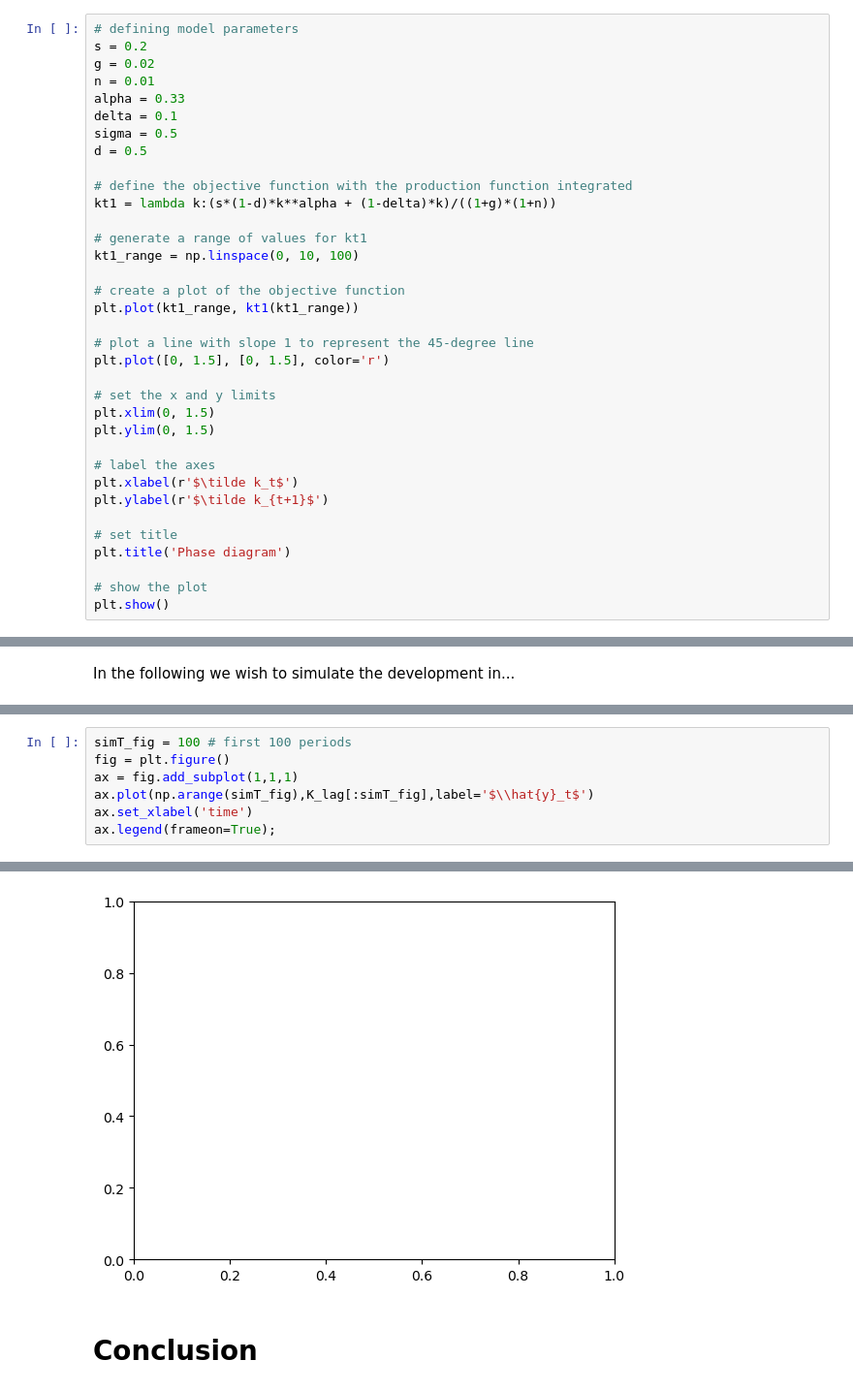
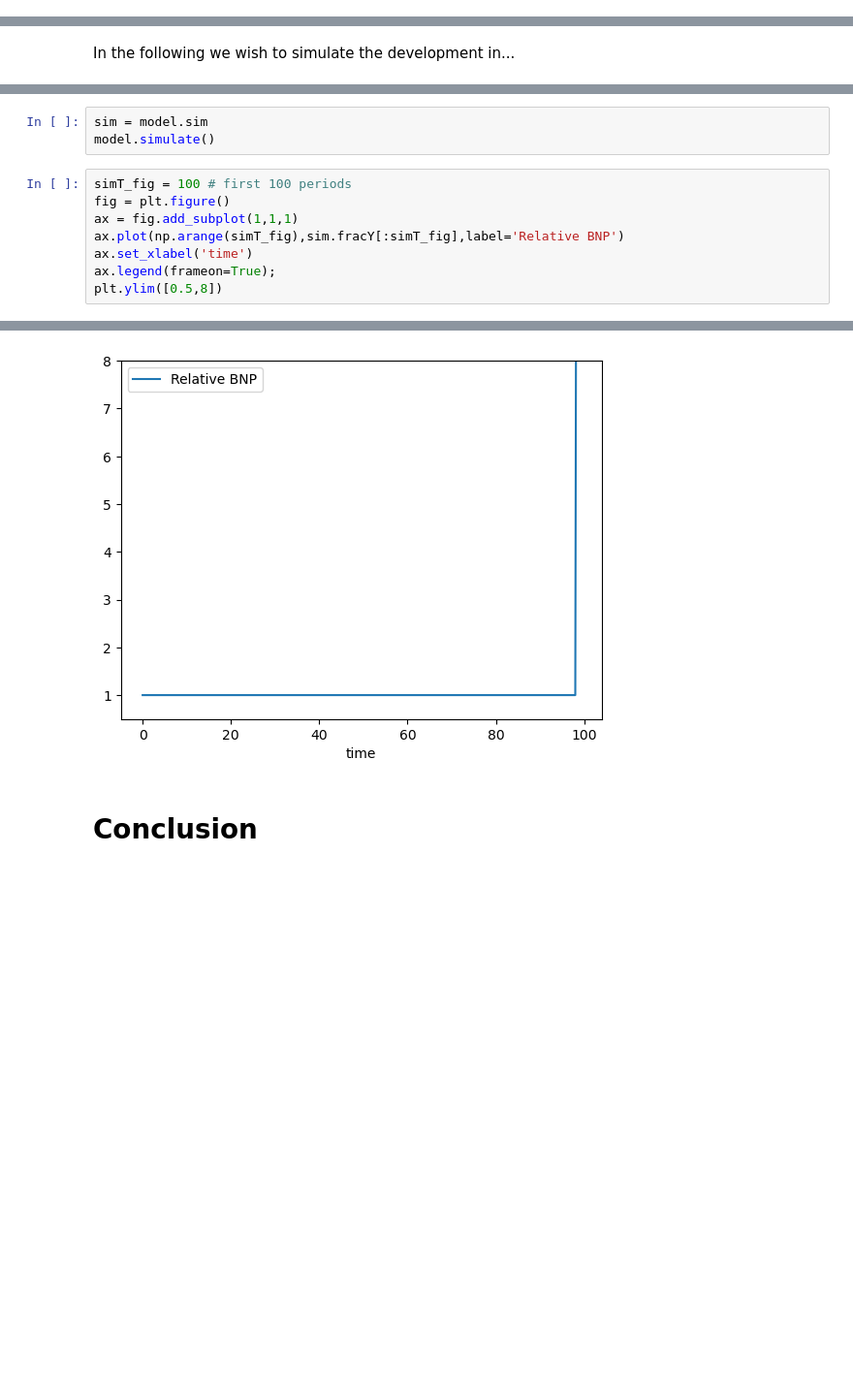
Before and after one commit to NumEconCopenhagen/projects-2023-ida-simone-elin, a Jupyter notebook: modelproject/modelproject.ipynb, the cells around one changed output, grey strips where cells are left out. Shown at 97% size. Saved outputs shown, nothing was run; the diff lists cells and outputs as text; blank space fills up the shorter version.

```diff
--- a/modelproject/modelproject.ipynb
+++ b/modelproject/modelproject.ipynb
@@ -51,38 +100,3 @@ To characterize the solution, first derive a steady state equation as a function
 model.solve_analytical_ss()
 # %% [output]
 $\displaystyle \left(\frac{- \delta - g n - g - n}{s \left(D - 1\right)}\right)^{\frac{1}{\alpha - 1}}$
-# %%
-# defining model parameters
-s = 0.2
-g = 0.02
-n = 0.01
-alpha = 0.33
-delta = 0.1
-sigma = 0.5
-d = 0.5
-
-# define the objective function with the production function integrated
-kt1 = lambda k:(s*(1-d)*k**alpha + (1-delta)*k)/((1+g)*(1+n))
-
-# generate a range of values for kt1
-kt1_range = np.linspace(0, 10, 100)
-
-# create a plot of the objective function
-plt.plot(kt1_range, kt1(kt1_range))
-
-# plot a line with slope 1 to represent the 45-degree line
-plt.plot([0, 1.5], [0, 1.5], color='r')
-
-# set the x and y limits
-plt.xlim(0, 1.5)
-plt.ylim(0, 1.5)
-
-# label the axes
-plt.xlabel(r'$\tilde k_t$')
-plt.ylabel(r'$\tilde k_{t+1}$')
-
-# set title
-plt.title('Phase diagram')
-
-# show the plot
-plt.show()
@@ -149,8 +157,12 @@ AttributeError: 'types.SimpleNamespace' object has no attribute 'fracY'
+# %%
+sim = model.sim
+model.simulate()
 # %%
 simT_fig = 100 # first 100 periods
 fig = plt.figure()
 ax = fig.add_subplot(1,1,1)
-ax.plot(np.arange(simT_fig),K_lag[:simT_fig],label='$\\hat{y}_t$')
+ax.plot(np.arange(simT_fig),sim.fracY[:simT_fig],label='Relative BNP')
 ax.set_xlabel('time')
 ax.legend(frameon=True);
+plt.ylim([0.5,8])
 # %% [output]
@@ -158,4 +170,4 @@ NameError: name 'K_lag' is not defined
-[figure, old version]
+[figure, new version]
 # %% [markdown]
 # Conclusion
 # %% [markdown]
```
Also changed, not shown: parts of 12 cells of this notebook.
